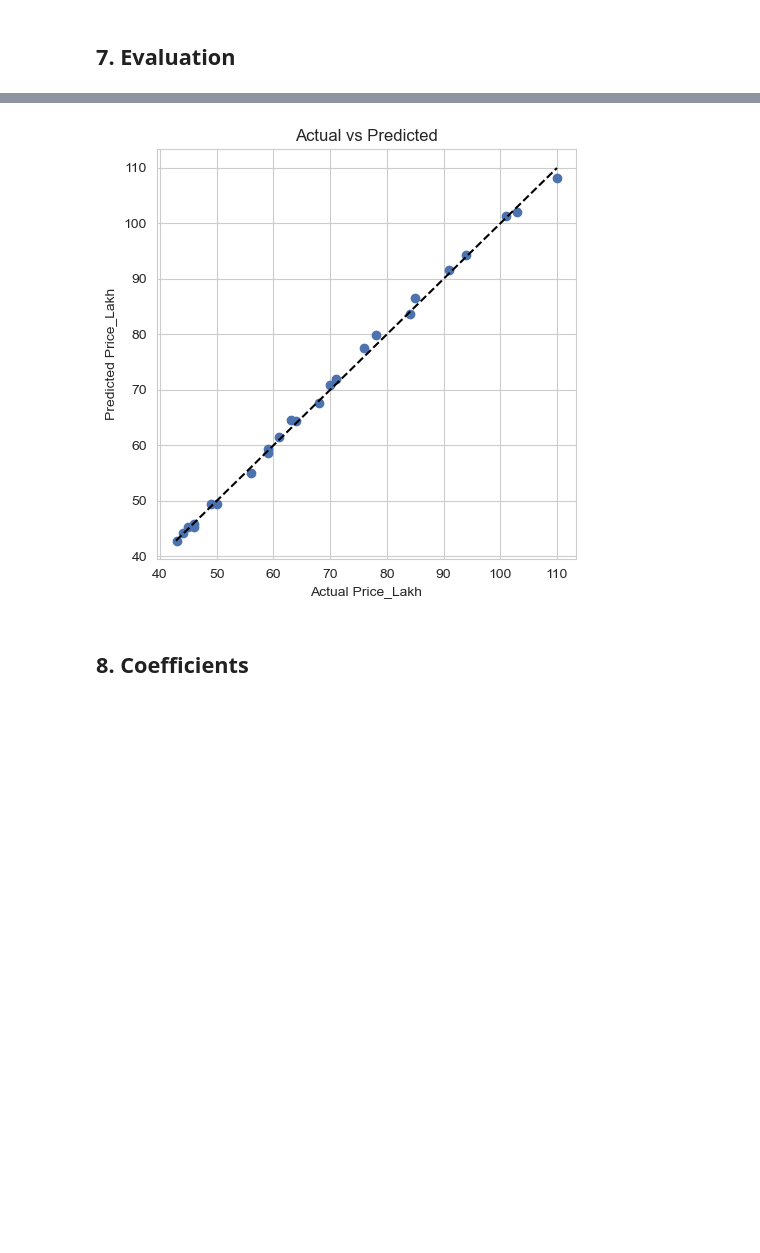
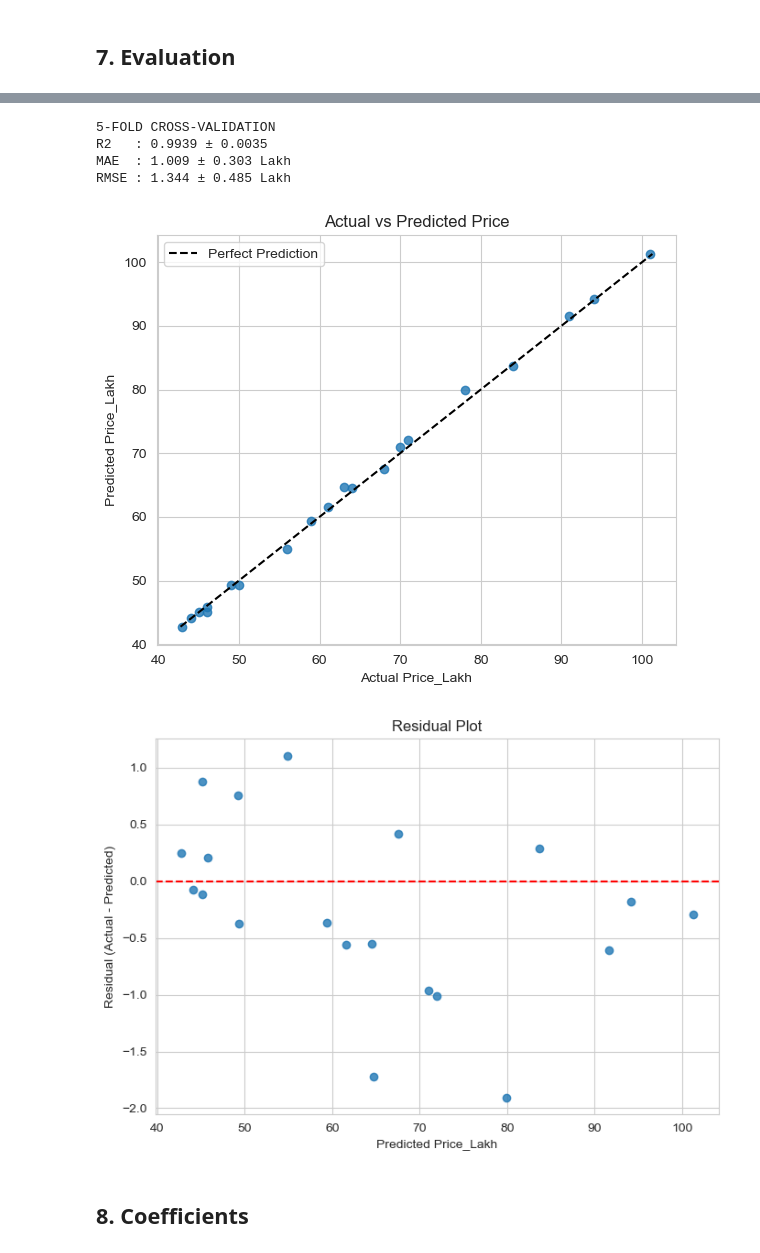
Before and after one commit to SagarBhadra01/ML_Models, a Jupyter notebook: FlatPricePrediction_MLmodel/flat_price_model.ipynb, the cells around one changed output, grey strips where cells are left out. Cells and saved outputs as stored; diff of their text form; code cells hidden in the pictures; blank space fills up the shorter version.

```diff
--- a/FlatPricePrediction_MLmodel/flat_price_model.ipynb
+++ b/FlatPricePrediction_MLmodel/flat_price_model.ipynb
@@ -10,7 +10,7 @@ import pandas as pd
 import matplotlib.pyplot as plt
 import seaborn as sns
 
-from sklearn.model_selection import train_test_split
+from sklearn.model_selection import train_test_split, cross_validate, KFold
 from sklearn.preprocessing import OneHotEncoder
 from sklearn.compose import ColumnTransformer
 from sklearn.pipeline import Pipeline
@@ -20,8 +20,6 @@ from sklearn.metrics import r2_score, mean_squared_error, mean_absolute_error
 import joblib
 
 sns.set_style("whitegrid")
-plt.rcParams["figure.dpi"] = 100
-
 RANDOM_STATE = 42
 # %% [markdown]
 ## 2. Load the data
@@ -114,8 +109,6 @@ X.head()
 # %% [markdown]
 ## 5. Train/test split
 # %%
-X_train, X_test, y_train, y_test = train_test_split(
-    X, y, test_size=0.25, random_state=RANDOM_STATE
-)
+X_train, X_test, y_train, y_test = train_test_split(X, y, test_size=0.20, random_state=RANDOM_STATE)
 print("Train:", X_train.shape, " Test:", X_test.shape)
 # %% [output]
@@ -163,15 +176,61 @@ MAE  : 0.732  (Lakh)
+# %%
+# 5-Fold Cross-Validation
+kf = KFold(n_splits=5,shuffle=True,random_state=RANDOM_STATE)
+cv_results = cross_validate(
+    model,
+    X,
+    y,
+    cv=kf,
+    scoring={
+        "R2": "r2",
+        "MAE": "neg_mean_absolute_error",
+        "RMSE": "neg_root_mean_squared_error"
+    },
+    return_train_score=False
+)
+cv_r2 = cv_results["test_R2"]
+
+# sklearn returns MAE/RMSE as negative values
+cv_mae = -cv_results["test_MAE"]
+cv_rmse = -cv_results["test_RMSE"]
+print("5-FOLD CROSS-VALIDATION")
+print(f"R2   : {cv_r2.mean():.4f} ± {cv_r2.std():.4f}")
+print(f"MAE  : {cv_mae.mean():.3f} ± {cv_mae.std():.3f} Lakh")
+print(f"RMSE : {cv_rmse.mean():.3f} ± {cv_rmse.std():.3f} Lakh")
+# %% [output]
+5-FOLD CROSS-VALIDATION
+R2   : 0.9939 ± 0.0035
+MAE  : 1.009 ± 0.303 Lakh
+RMSE : 1.344 ± 0.485 Lakh
 # %%
-plt.figure(figsize=(5, 5))
-plt.scatter(y_test, y_pred, color="#4C72B0")
-lims = [min(y_test.min(), y_pred.min()), max(y_test.max(), y_pred.max())]
-plt.plot(lims, lims, "k--")
+# Actual vs Predicted
+plt.figure(figsize=(6, 5))
+plt.scatter(y_test,y_pred,alpha=0.8)
+lims = [
+    min(y_test.min(), y_pred.min()),
+    max(y_test.max(), y_pred.max())
+]
+plt.plot(lims,lims,"k--",label="Perfect Prediction")
 plt.xlabel("Actual Price_Lakh")
 plt.ylabel("Predicted Price_Lakh")
-plt.title("Actual vs Predicted")
+plt.title("Actual vs Predicted Price")
+plt.legend()
 plt.tight_layout()
 plt.show()
+
+# Residual Analysis
+residuals = y_test - y_pred
+plt.figure(figsize=(7, 5))
+plt.scatter(y_pred,residuals,alpha=0.8)
+plt.axhline(y=0,linestyle="--",color="red",label="Zero Error Line")
+plt.xlabel("Predicted Price_Lakh")
+plt.ylabel("Residual (Actual - Predicted)")
+plt.title("Residual Plot")
+plt.tight_layout()
+plt.show()
 # %% [output]
-[figure, old version]
+[figure, new version]
+[figure, added]
 # %% [markdown]
 ## 8. Coefficients
 # %%
```
Also changed, not shown: parts of 7 cells of this notebook.
